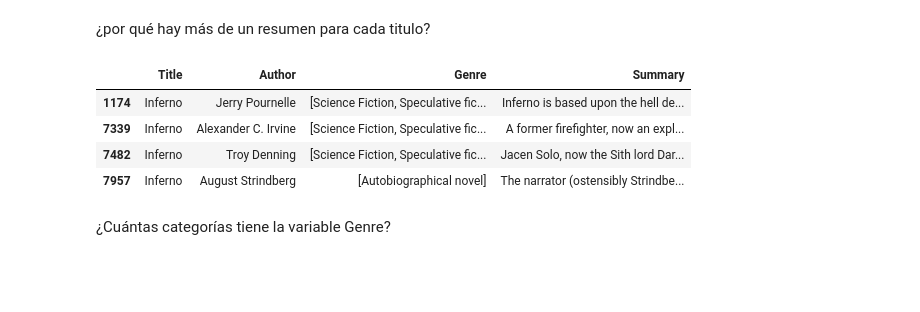
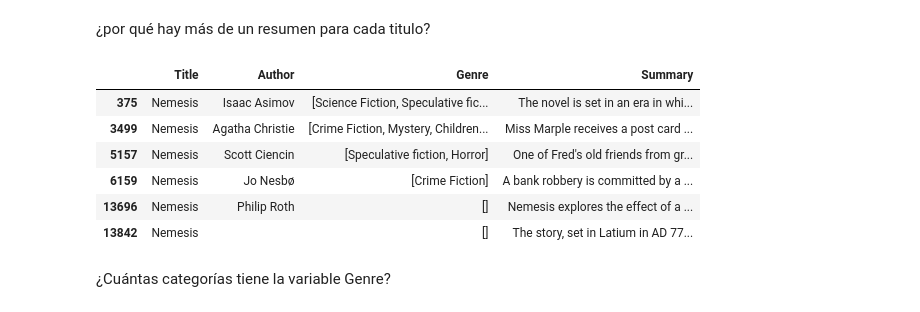
Before and after one commit to AnIsAsPe/Recomendaci-n-de-libros-usando-LDA, a Jupyter notebook: Notebooks/Recomendación_de_libros_usando_LDA_.ipynb, the cells around one changed output. Drawn from its saved outputs; the diff is of its cells as text; code cells hidden in the pictures; blank space fills up the shorter version.

```diff
--- a/Notebooks/Recomendación_de_libros_usando_LDA_.ipynb
+++ b/Notebooks/Recomendación_de_libros_usando_LDA_.ipynb
@@ -143,13 +152,15 @@ Name: Title, dtype: int64
 # %% [markdown]
  ¿por qué hay más de un resumen para cada titulo?
 # %%
-df[df.Title=='Inferno']
+df[df.Title=='Nemesis']
 # %% [output]
 |  | Title | Author | Genre | Summary |
-| 1174 | Inferno | Jerry Pournelle | [Science Fiction, Speculative fic... | Inferno is based upon the hell de... |
-| 7339 | Inferno | Alexander C. Irvine | [Science Fiction, Speculative fic... | A former firefighter, now an expl... |
-| 7482 | Inferno | Troy Denning | [Science Fiction, Speculative fic... | Jacen Solo, now the Sith lord Dar... |
-| 7957 | Inferno | August Strindberg | [Autobiographical novel] | The narrator (ostensibly Strindbe... |
+| 375 | Nemesis | Isaac Asimov | [Science Fiction, Speculative fic... | The novel is set in an era in whi... |
+| 3499 | Nemesis | Agatha Christie | [Crime Fiction, Mystery, Children... | Miss Marple receives a post card ... |
+| 5157 | Nemesis | Scott Ciencin | [Speculative fiction, Horror] | One of Fred's old friends from gr... |
+| 6159 | Nemesis | Jo Nesbø | [Crime Fiction] | A bank robbery is committed by a ... |
+| 13696 | Nemesis | Philip Roth | [] | Nemesis explores the effect of a ... |
+| 13842 | Nemesis |  | [] | The story, set in Latium in AD 77... |
 # %% [markdown]
 ¿Cuántas categorías tiene la variable Genre?
 # %%
```
Also changed, not shown: parts of 8 cells of this notebook.
